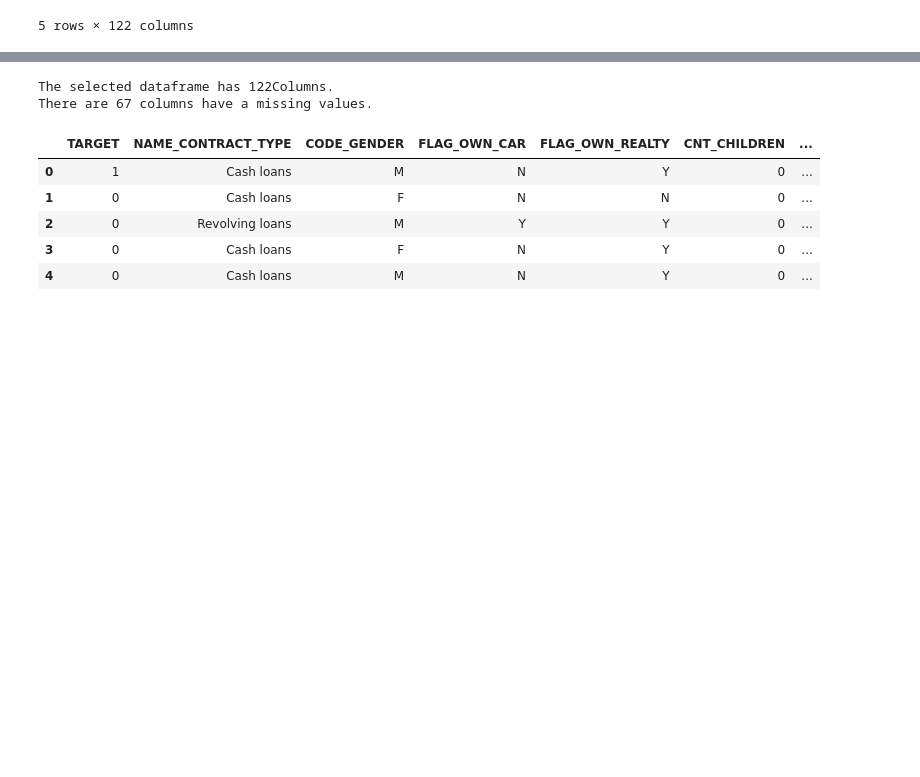
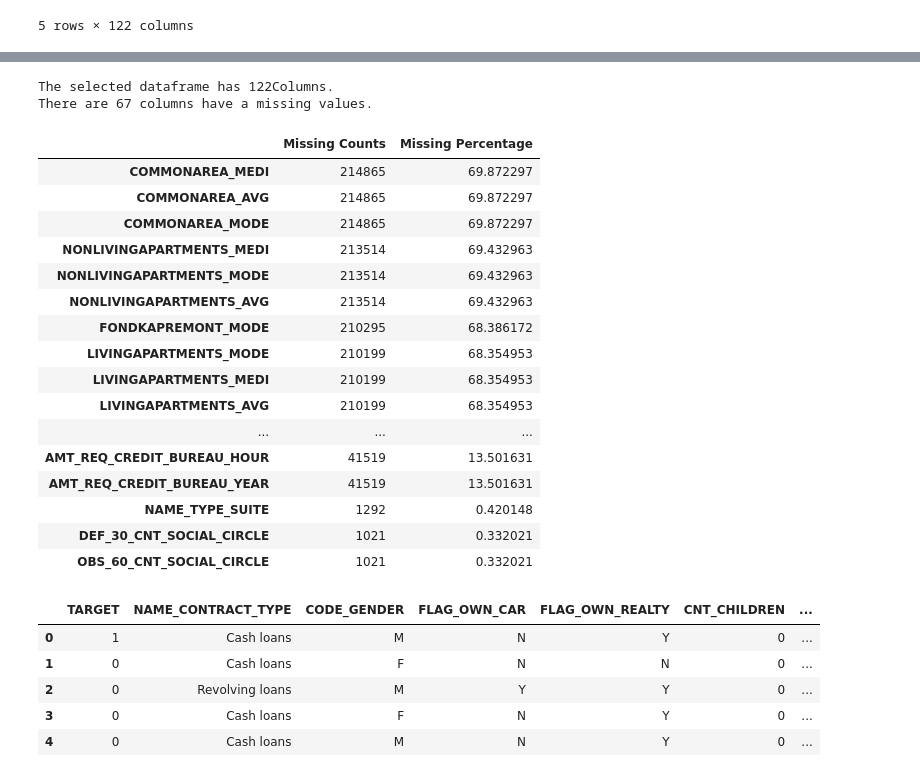
Before and after one commit to saras108/Intern, a Jupyter notebook: eda/loan_pass.ipynb, the cells around one changed output, grey strips where cells are left out. Saved outputs shown, nothing was run; the diff lists cells and outputs as text; code cells hidden in the pictures; blank space fills up the shorter version.

```diff
--- a/eda/loan_pass.ipynb
+++ b/eda/loan_pass.ipynb
@@ -57,10 +59,27 @@ def missing_value_table(df):
     return miss_value_table
 # %%
 missing_values = missing_value_table(data_train)
-# missing_values
+missing_values[0:60]
 # %% [output]
 The selected dataframe has 122Columns.
 There are 67 columns have a missing values.
+|  | Missing Counts | Missing Percentage |
+| COMMONAREA_MEDI | 214865 | 69.872297 |
+| COMMONAREA_AVG | 214865 | 69.872297 |
+| COMMONAREA_MODE | 214865 | 69.872297 |
+| NONLIVINGAPARTMENTS_MEDI | 213514 | 69.432963 |
+| NONLIVINGAPARTMENTS_MODE | 213514 | 69.432963 |
+| NONLIVINGAPARTMENTS_AVG | 213514 | 69.432963 |
+| FONDKAPREMONT_MODE | 210295 | 68.386172 |
+| LIVINGAPARTMENTS_MODE | 210199 | 68.354953 |
+| LIVINGAPARTMENTS_MEDI | 210199 | 68.354953 |
+| LIVINGAPARTMENTS_AVG | 210199 | 68.354953 |
+| ... | ... | ... |
+| AMT_REQ_CREDIT_BUREAU_HOUR | 41519 | 13.501631 |
+| AMT_REQ_CREDIT_BUREAU_YEAR | 41519 | 13.501631 |
+| NAME_TYPE_SUITE | 1292 | 0.420148 |
+| DEF_30_CNT_SOCIAL_CIRCLE | 1021 | 0.332021 |
+| OBS_60_CNT_SOCIAL_CIRCLE | 1021 | 0.332021 |
 # %%
 drop_selected_column = ['COMMONAREA_MEDI',
                         'COMMONAREA_MODE',
```
Also changed, not shown: parts of 35 cells of this notebook, 6 other files.
